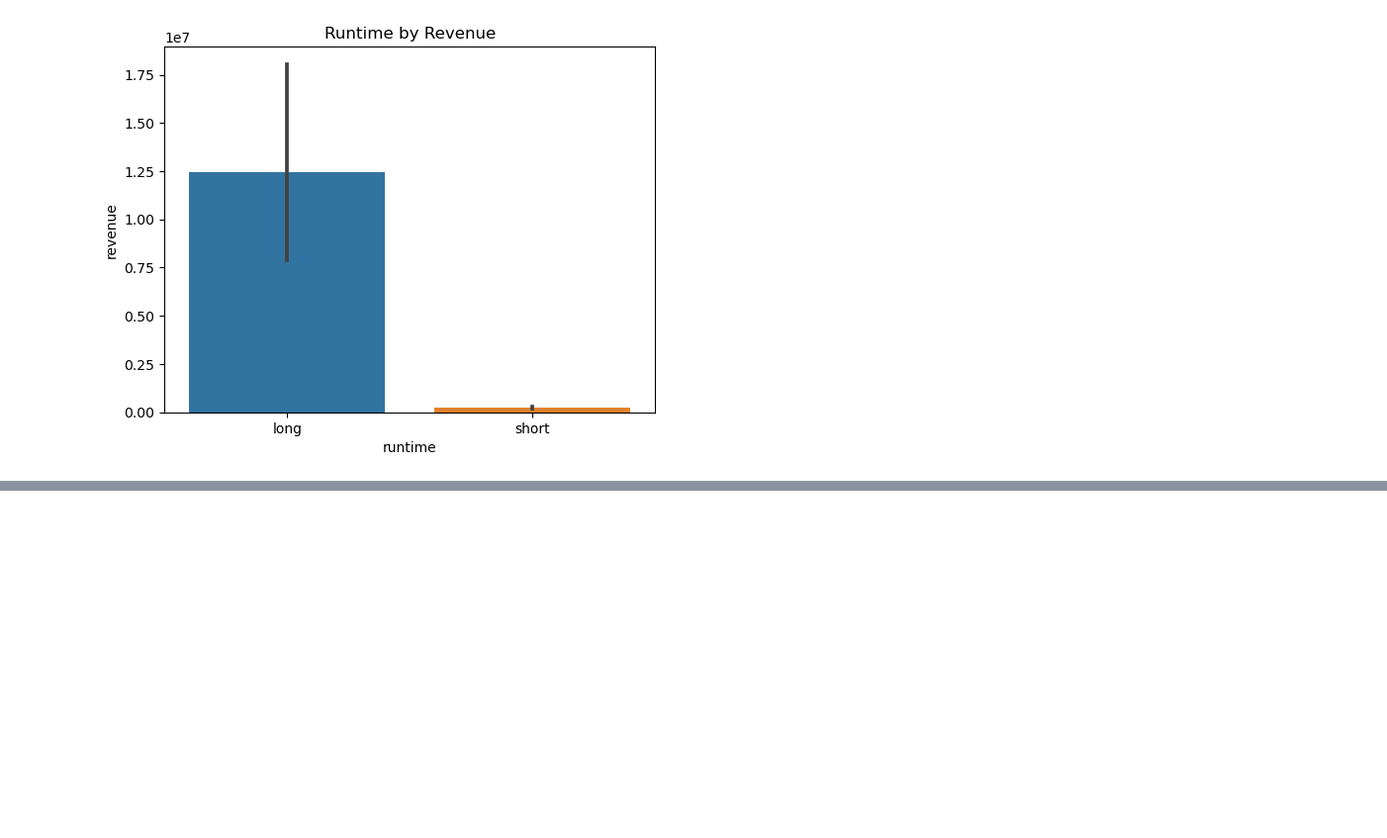
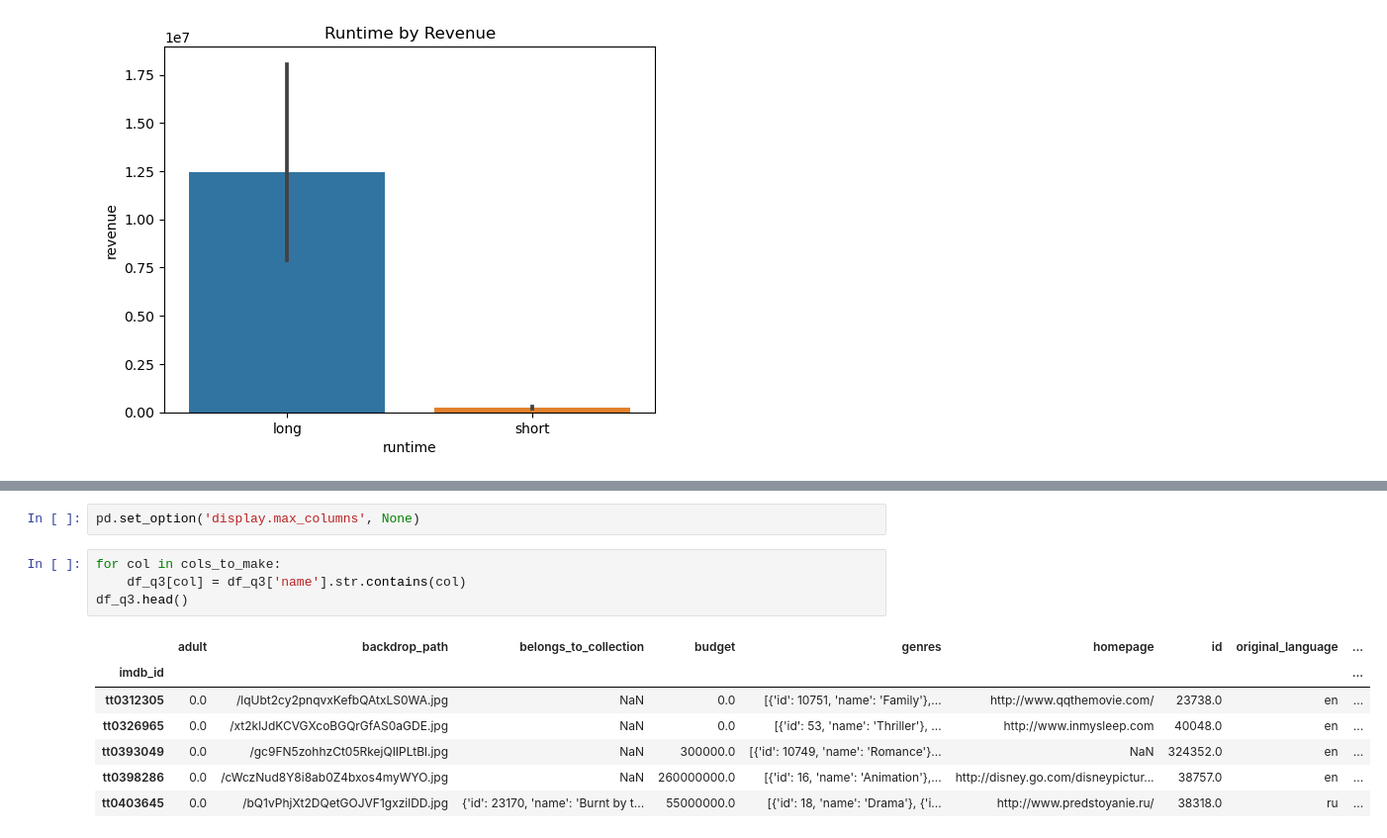
Before and after one commit to jonnunez92/IMDB-MySQL, a Jupyter notebook: IMDB - Part 4_Hypothesis Testing - Jonathan Nunez.ipynb, the cells around one changed output, grey strips where cells are left out. Shown at 99% size. Saved outputs shown, nothing was run; the diff lists cells and outputs as text; blank space fills up the shorter version.

```diff
--- a/IMDB - Part 4_Hypothesis Testing - Jonathan Nunez.ipynb
+++ b/IMDB - Part 4_Hypothesis Testing - Jonathan Nunez.ipynb
@@ -692,0 +790,14 @@ ax.set_title('Runtime by Revenue');
+# %%
+pd.set_option('display.max_columns', None)
+# %%
+for col in cols_to_make:
+    df_q3[col] = df_q3['name'].str.contains(col)
+df_q3.head()
+# %% [output]
+|  | adult | backdrop_path | belongs_to_collection | budget | genres | homepage | id | original_language | ... |
+| imdb_id |  |  |  |  |  |  |  |  | ... |
+| tt0312305 | 0.0 | /lqUbt2cy2pnqvxKefbQAtxLS0WA.jpg | NaN | 0.0 | [{'id': 10751, 'name': 'Family'},... | http://www.qqthemovie.com/ | 23738.0 | en | ... |
+| tt0326965 | 0.0 | /xt2klJdKCVGXcoBGQrGfAS0aGDE.jpg | NaN | 0.0 | [{'id': 53, 'name': 'Thriller'}, ... | http://www.inmysleep.com | 40048.0 | en | ... |
+| tt0393049 | 0.0 | /gc9FN5zohhzCt05RkejQIIPLtBl.jpg | NaN | 300000.0 | [{'id': 10749, 'name': 'Romance'}... | NaN | 324352.0 | en | ... |
+| tt0398286 | 0.0 | /cWczNud8Y8i8ab0Z4bxos4myWYO.jpg | NaN | 260000000.0 | [{'id': 16, 'name': 'Animation'},... | http://disney.go.com/disneypictur... | 38757.0 | en | ... |
+| tt0403645 | 0.0 | /bQ1vPhjXt2DQetGOJVF1gxzilDD.jpg | {'id': 23170, 'name': 'Burnt by t... | 55000000.0 | [{'id': 18, 'name': 'Drama'}, {'i... | http://www.predstoyanie.ru/ | 38318.0 | ru | ... |
```
Also changed, not shown: parts of 20 cells of this notebook.
